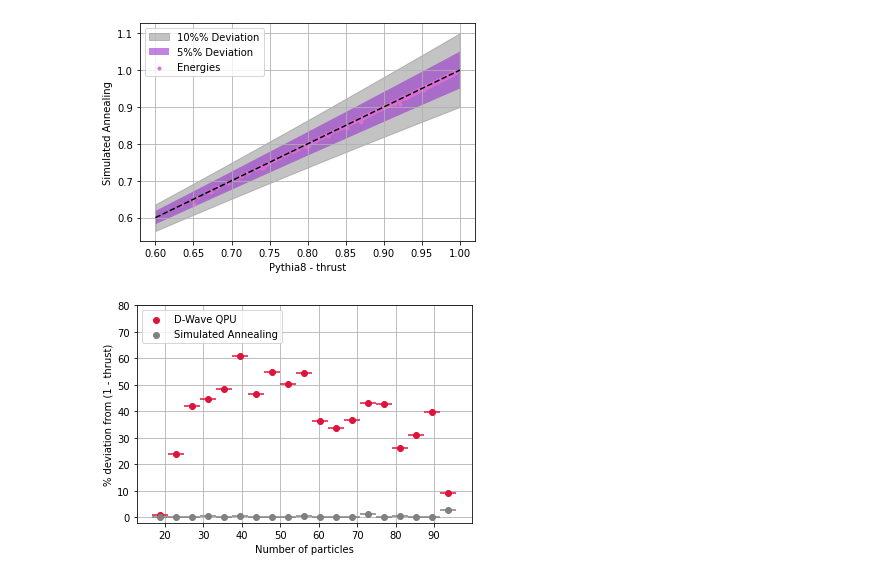
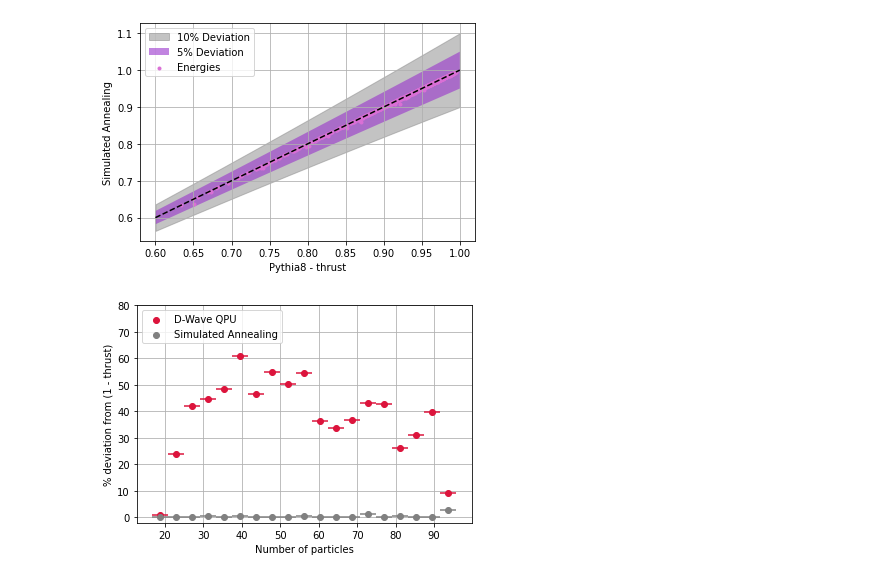
Before and after one commit to delgadoandrea/quantumjets, a Jupyter notebook: plot_results.ipynb, the cells around one changed output. Saved outputs shown, nothing was run; the diff lists cells and outputs as text; code cells hidden in the pictures.

```diff
--- a/plot_results.ipynb
+++ b/plot_results.ipynb
@@ -87,35 +114,35 @@ plt.show()
 # %%
 fig, ax = plt.subplots()
 x_data = np.linspace(0.6, 1.0, 10)
 
 a = list(zip(x_data, x_data))
 sigma = 0.1
 
 lower_bound = []
 upper_bound = []
 lower_bound5 = []
 upper_bound5 = []
 
 for i in range(len(x_data)):
     lower_bound.append(x_data[i]*(1-sigma*x_data[i]))
     upper_bound.append(x_data[i]*(1+sigma*x_data[i]))
     lower_bound5.append(x_data[i]*(1-0.05*x_data[i]))
     upper_bound5.append(x_data[i]*(1+0.05*x_data[i]))
 
 ax.grid()
-ax.fill_between(x_data, lower_bound, upper_bound, alpha=0.5, edgecolor='#888888', facecolor='#888888', label='10%% Deviation')
-ax.fill_between(x_data, lower_bound5, upper_bound5, facecolor='darkorchid', alpha=0.6,label='5%% Deviation')
+ax.fill_between(x_data, lower_bound, upper_bound, alpha=0.5, edgecolor='#888888', facecolor='#888888', label='10% Deviation')
+ax.fill_between(x_data, lower_bound5, upper_bound5, facecolor='darkorchid', alpha=0.6,label='5% Deviation')
 ax.plot(x_data,x_data, color='black', ls='--')
 ax.scatter(thr, sa, color='orchid', marker = '.', label='Energies')
 #plt.plot(x_data, lower_bound, color='black',ls='--')
 ax.set_xlabel('Pythia8 - thrust')
 ax.set_ylabel('Simulated Annealing')
 ax.legend(loc='upper left')
 
 plt.savefig('plots/SA.png')
 plt.show()
 # %% [output]
-[figure, old version]
+[figure, new version]
 # %%
 from scipy.stats import binned_statistic
 
```
Also changed, not shown: parts of 5 cells of this notebook, 14 other files.
